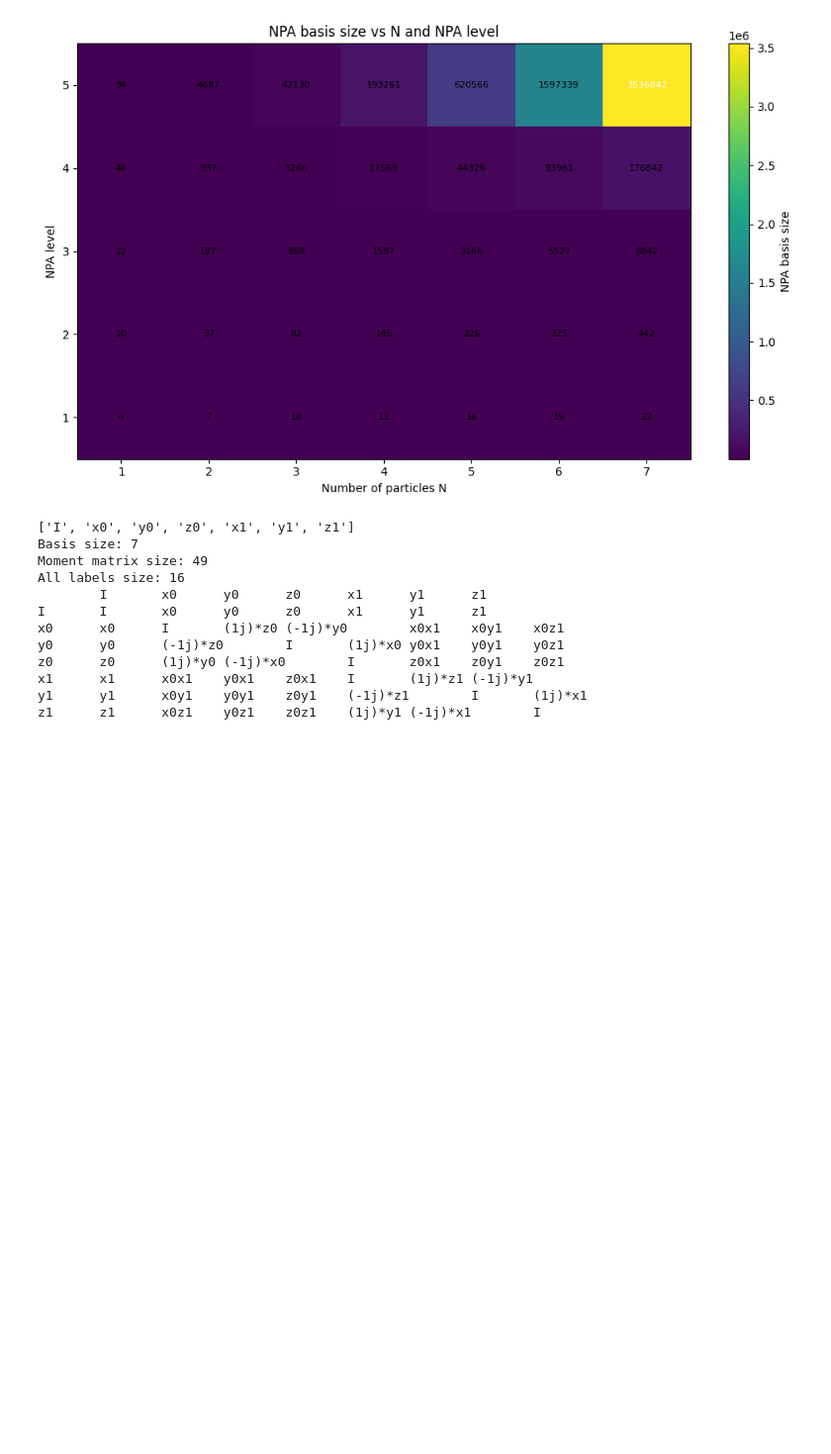
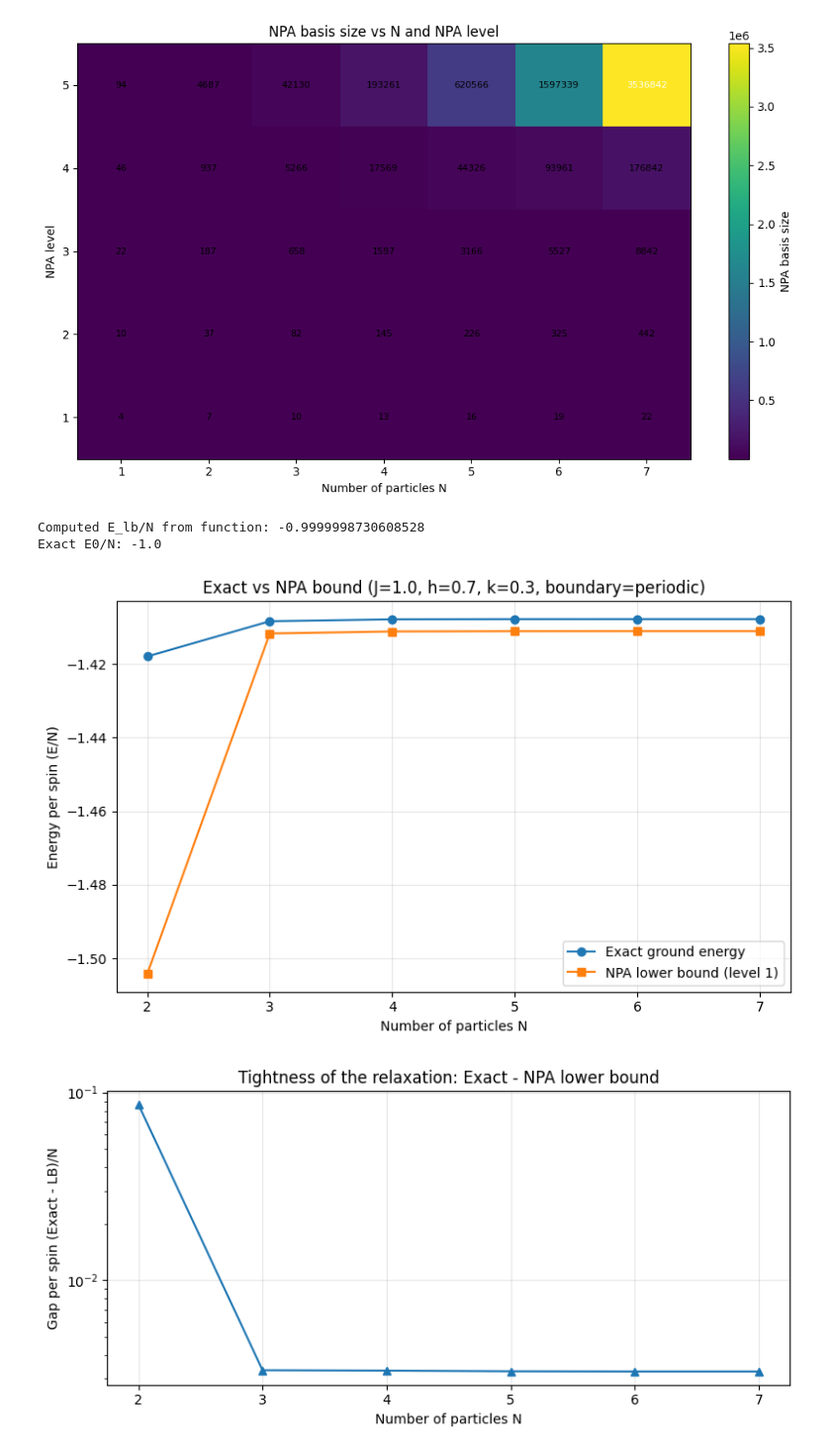
Before and after one commit to Ciscone7/OptimalMomentsNPA, a Jupyter notebook: initial_tests.ipynb, the cells around one changed output. Shown at 99% size. Saved outputs shown, nothing was run; the diff lists cells and outputs as text; code cells hidden in the pictures; blank space fills up the shorter version.

Commit message:
implementing the new graphs and tooling

```diff
--- a/initial_tests.ipynb
+++ b/initial_tests.ipynb
@@ -46,56 +51,36 @@ plots.npa_basis_size_heatmap(N=7, max_NPA_level=5)
 [figure]
 # %%
 # SDP parameters
-NPA_level = 1
+NPA_level = 2
 N = 2
 solver = "SCS" # Look into this later
 
-# 1. Generate basis
-relaxation = npa_level(N=N, NPA_level=NPA_level)
+exact_E = exact_ground_state_eigenpair(H)[0]
 
-print(relaxation)
-print(f"Basis size: {len(relaxation)}")
+E_lb_val = npa_lb_energy(
+    J=J, h=h, k=k,
+    N=N,
+    NPA_level=NPA_level,
+    solver=solver,
+    boundary=boundary
+)
 
-# 2. Build Moment Matrix Dictionary
-M_dict = moment_matrix_dict(relaxation)
-all_labels = sorted({label for (_, label) in M_dict.values()})
-print(f"Moment matrix size: {len(M_dict)}")
-print(f"All labels size: {len(all_labels)}")
+print(f"Computed E_lb/N from function: {E_lb_val/N}")
+print(f"Exact E0/N: {exact_E/N}")
 
-# Print M_dict as a matrix with headers
-n = len(relaxation)
-mat = [['' for _ in range(n)] for _ in range(n)]
 
-for (i, j), (coeff, label) in M_dict.items():
-  coeff = complex(coeff)
-  if abs(coeff - 1) < 1e-12:
-    s = label
-  elif abs(coeff) < 1e-12:
-    s = '0'
-  else:
-    s = f"({coeff})*{label}"
-  mat[i][j] = s
+Ns, E_exact, E_lb = plots.plot_exact_vs_npa_energy_vs_N(
+    N_values=range(2, 8),
+    J=1.0, h=0.7, k=0.3,
+    NPA_level=1,
+    boundary="periodic",
+    solver=solver,
+    per_site=True
+)
 
-# fill empties with '0'
-for i in range(n):
-  for j in range(n):
-    if mat[i][j] == '':
-      mat[i][j] = '0'
-
-# print header row
-print('\t' + '\t'.join(relaxation))
-for i, row in enumerate(mat):
-  print(relaxation[i] + '\t' + '\t'.join(row))
+#  Bug/Numerical error somewhere since the NPA lower bound is above the exact energy for some N.
 # %% [output]
-['I', 'x0', 'y0', 'z0', 'x1', 'y1', 'z1']
-Basis size: 7
-Moment matrix size: 49
-All labels size: 16
-        I       x0      y0      z0      x1      y1      z1
-I       I       x0      y0      z0      x1      y1      z1
-x0      x0      I       (1j)*z0 (-1j)*y0        x0x1    x0y1    x0z1
-y0      y0      (-1j)*z0        I       (1j)*x0 y0x1    y0y1    y0z1
-z0      z0      (1j)*y0 (-1j)*x0        I       z0x1    z0y1    z0z1
-x1      x1      x0x1    y0x1    z0x1    I       (1j)*z1 (-1j)*y1
-y1      y1      x0y1    y0y1    z0y1    (-1j)*z1        I       (1j)*x1
-z1      z1      x0z1    y0z1    z0z1    (1j)*y1 (-1j)*x1        I
+Computed E_lb/N from function: -0.9999998730608528
+Exact E0/N: -1.0
+[figure, added]
+[figure, added]
```
Also changed, not shown: parts of 6 cells of this notebook.
